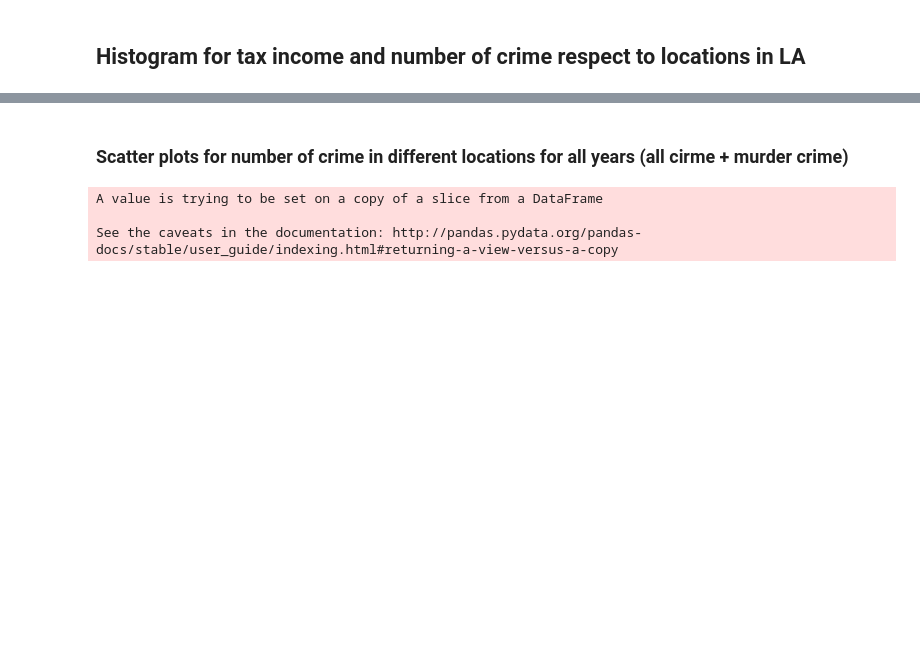
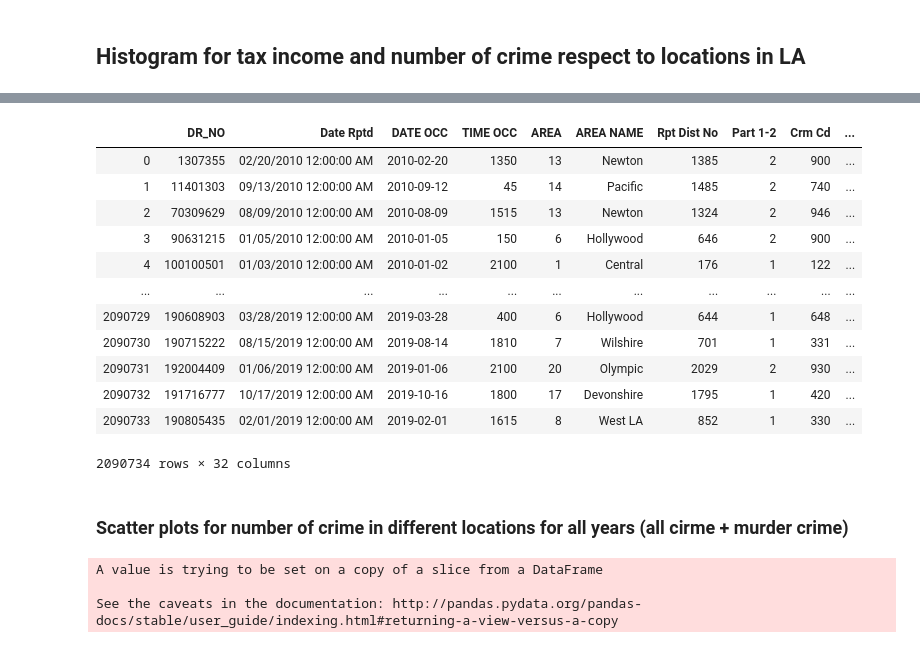
Before and after one commit to moody6520/15688Project, a Jupyter notebook: Visu-part3.ipynb, the cells around one changed output, grey strips where cells are left out. Cells and saved outputs as stored; diff of their text form; code cells hidden in the pictures; blank space fills up the shorter version.

```diff
--- a/Visu-part3.ipynb
+++ b/Visu-part3.ipynb
@@ -50,5 +52,20 @@ histo_data.TAX_INCOME.plot(kind='bar', color='blue', ax=ax2, width=width, positi
 # %%
-data = df[["DR_NO", "AREA ","AREA NAME", "DATE OCC", "Crm Cd","LAT", "LON","YEAR"]].dropna()
+# data = df[["DR_NO", "AREA ","AREA NAME", "DATE OCC", "Crm Cd","LAT", "LON","YEAR"]].dropna()
+df
+# %% [output]
+|  | DR_NO | Date Rptd | DATE OCC | TIME OCC | AREA | AREA NAME | Rpt Dist No | Part 1-2 | Crm Cd | ... |
+| 0 | 1307355 | 02/20/2010 12:00:00 AM | 2010-02-20 | 1350 | 13 | Newton | 1385 | 2 | 900 | ... |
+| 1 | 11401303 | 09/13/2010 12:00:00 AM | 2010-09-12 | 45 | 14 | Pacific | 1485 | 2 | 740 | ... |
+| 2 | 70309629 | 08/09/2010 12:00:00 AM | 2010-08-09 | 1515 | 13 | Newton | 1324 | 2 | 946 | ... |
+| 3 | 90631215 | 01/05/2010 12:00:00 AM | 2010-01-05 | 150 | 6 | Hollywood | 646 | 2 | 900 | ... |
+| 4 | 100100501 | 01/03/2010 12:00:00 AM | 2010-01-02 | 2100 | 1 | Central | 176 | 1 | 122 | ... |
+| ... | ... | ... | ... | ... | ... | ... | ... | ... | ... | ... |
+| 2090729 | 190608903 | 03/28/2019 12:00:00 AM | 2019-03-28 | 400 | 6 | Hollywood | 644 | 1 | 648 | ... |
+| 2090730 | 190715222 | 08/15/2019 12:00:00 AM | 2019-08-14 | 1810 | 7 | Wilshire | 701 | 1 | 331 | ... |
+| 2090731 | 192004409 | 01/06/2019 12:00:00 AM | 2019-01-06 | 2100 | 20 | Olympic | 2029 | 2 | 930 | ... |
+| 2090732 | 191716777 | 10/17/2019 12:00:00 AM | 2019-10-16 | 1800 | 17 | Devonshire | 1795 | 1 | 420 | ... |
+| 2090733 | 190805435 | 02/01/2019 12:00:00 AM | 2019-02-01 | 1615 | 8 | West LA | 852 | 1 | 330 | ... |
+2090734 rows × 32 columns
 # %% [markdown]
 ### Scatter plots for number of crime in different locations for all years (all cirme + murder crime)
 # %%
```
Also changed, not shown: parts of 5 cells of this notebook.
